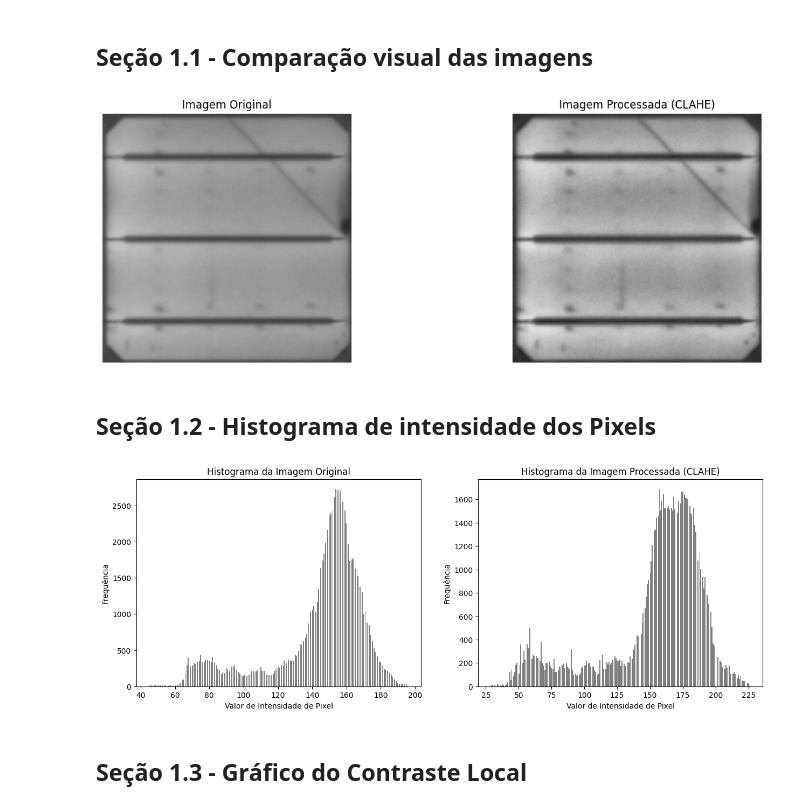
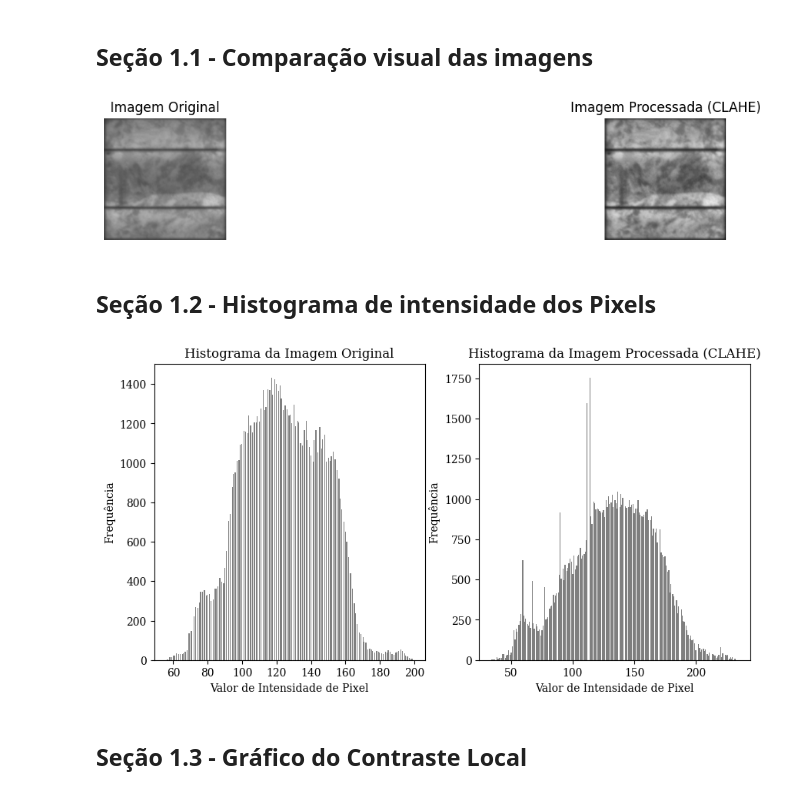
Before and after one commit to AlanMarquesRocha/pv_cells_detection_fault, a Jupyter notebook: comparative_CLAHE.ipynb, the cells around one changed output. Drawn from its saved outputs; the diff is of its cells as text; code cells hidden in the pictures.

```diff
--- a/comparative_CLAHE.ipynb
+++ b/comparative_CLAHE.ipynb
@@ -53,6 +53,8 @@ Operaçao finalizada
 # %%
 # Carregando a imagem original e processada.
 
-original_img = cv2.imread('/content/teste_CLAHE/clahe_test/img_mono_original.png')
+original_img = cv2.imread('/content/teste_CLAHE/img_poly_original.png')
 
-processed_img = cv2.imread('/content/teste_CLAHE/clahe_test/img_mono_clahe.png')
+processed_img = cv2.imread('/content/teste_CLAHE/img_poly_clahe.png')
+
+print('Operação finalizada')
@@ -61,22 +84,29 @@ processed_img = cv2.imread('/content/teste_CLAHE/clahe_test/img_mono_clahe.png')
 # %% [markdown]
 ## **Seção 1.1 - Comparação visual das imagens**
 # %%
-fig, axs = plt.subplots(1, 2, figsize=(15, 5))
+fig, axs = plt.subplots(1, 2, figsize=(15, 2))
 
 axs[0].imshow(original_img)
 axs[0].set_title('Imagem Original')
 axs[0].axis('off')
 
 axs[1].imshow(processed_img)
 axs[1].set_title('Imagem Processada (CLAHE)')
 axs[1].axis('off')
 
 plt.show()
 # %% [output]
-[figure, old version]
+[figure, new version]
 # %% [markdown]
 ## **Seção 1.2 - Histograma de intensidade dos Pixels**
 # %%
+import matplotlib.font_manager as fm
+
+# Configurar a fonte padrão para Times New Roman
+plt.rcParams['font.family'] = 'serif'
+plt.rcParams['font.serif'] = ['Times New Roman'] + plt.rcParams['font.serif']
+
+
 # Função para plotar histograma
 def plot_histogram(image, title, ax):
     if len(image.shape) == 3:
@@ -90,14 +120,14 @@ def plot_histogram(image, title, ax):
 #original_img = cv2.cvtColor(original_img, cv2.COLOR_BGR2RGB)
 #processed_img = cv2.cvtColor(processed_img, cv2.COLOR_BGR2RGB)
 
-fig, axs = plt.subplots(1, 2, figsize=(15, 5))
+fig, axs = plt.subplots(1, 2, figsize=(10, 5))
 
 plot_histogram(original_img, 'Histograma da Imagem Original', axs[0])
 plot_histogram(processed_img, 'Histograma da Imagem Processada (CLAHE)', axs[1])
 
 plt.show()
 # %% [output]
-[figure, old version]
+[figure, new version]
 # %% [markdown]
 ## **Seção 1.3 - Gráfico do Contraste Local**
 # %%
```
Also changed, not shown: parts of 4 cells of this notebook.
